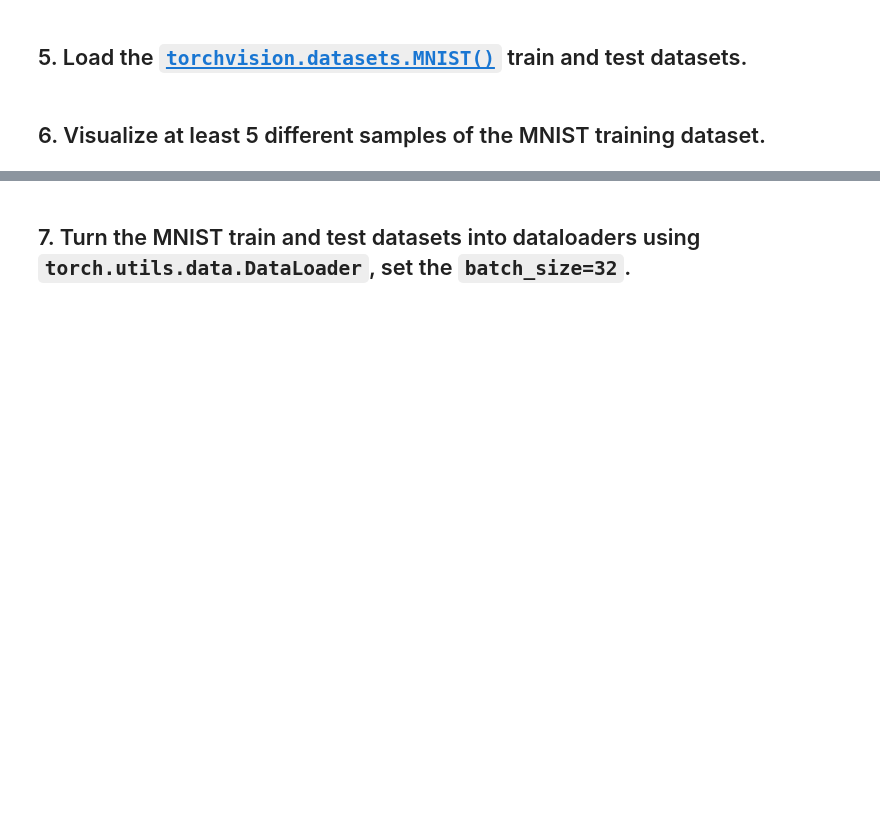
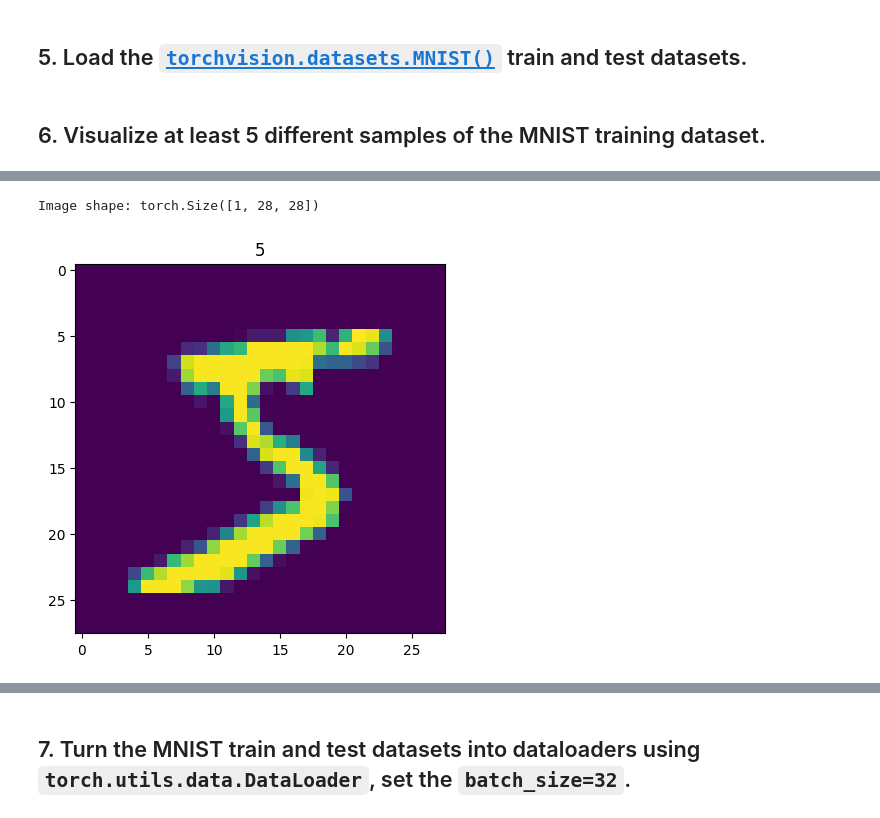
Before and after one commit to Datanerd97/PyTorch, a Jupyter notebook: extras/exercises/03_pytorch_computer_vision_exercises.ipynb, the cells around one changed output, grey strips where cells are left out. Cells and saved outputs as stored; diff of their text form; code cells hidden in the pictures; blank space fills up the shorter version.

```diff
--- a/extras/exercises/03_pytorch_computer_vision_exercises.ipynb
+++ b/extras/exercises/03_pytorch_computer_vision_exercises.ipynb
@@ -112,2 +118,16 @@ There are many types of pooling layers in CNN architecture **but they have the p
 # %% [markdown]
 ## 5. Load the [`torchvision.datasets.MNIST()`](https://pytorch.org/vision/stable/generated/torchvision.datasets.MNIST.html#torchvision.datasets.MNIST) train and test datasets.
+# %%
+# Setup the packages
+from torchvision import datasets
+from torchvision import transforms
+from torchvision.transforms import ToTensor
+
+# Setup the training set.
+training_data = datasets.MNIST(
+    root = "data", # Where do we download the data to
+    train = True, # Do we want the training set
+    download = True, # Do we want to download yes or no
+    transform = ToTensor(),
+    target_transform = None
+)
@@ -115,0 +179,13 @@ There are many types of pooling layers in CNN architecture **but they have the p
+# %%
+# Visualize atleast 5 different samples of the MNIST training dataset.
+
+import matplotlib.pyplot as plt
+
+image,label = training_data[0]
+print(f"Image shape: {image.shape}")
+plt.imshow(image.squeeze())
+plt.title(label)
+plt.show()
+# %% [output]
+Image shape: torch.Size([1, 28, 28])
+[figure, added]
```
Also changed, not shown: parts of 7 cells of this notebook.
